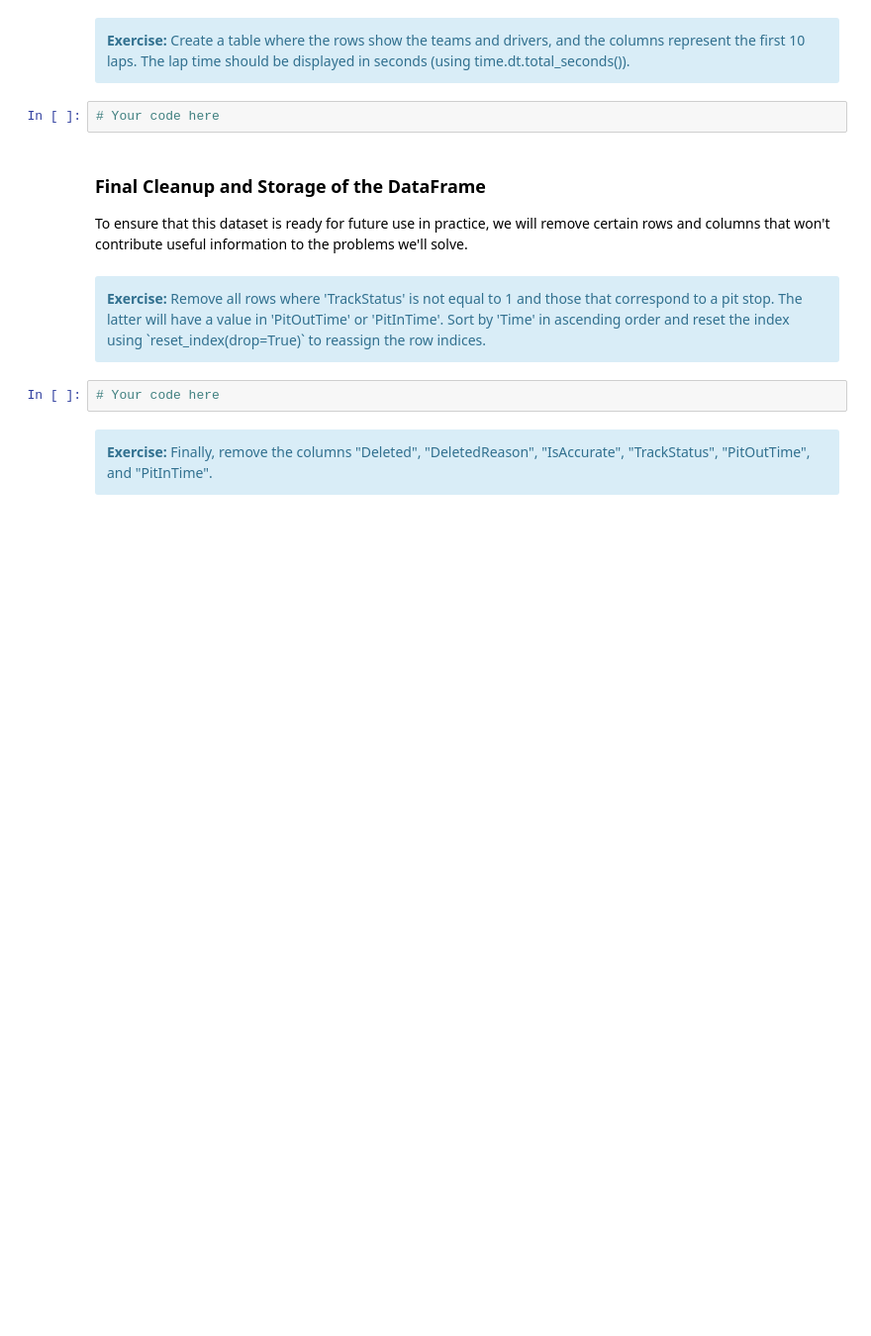
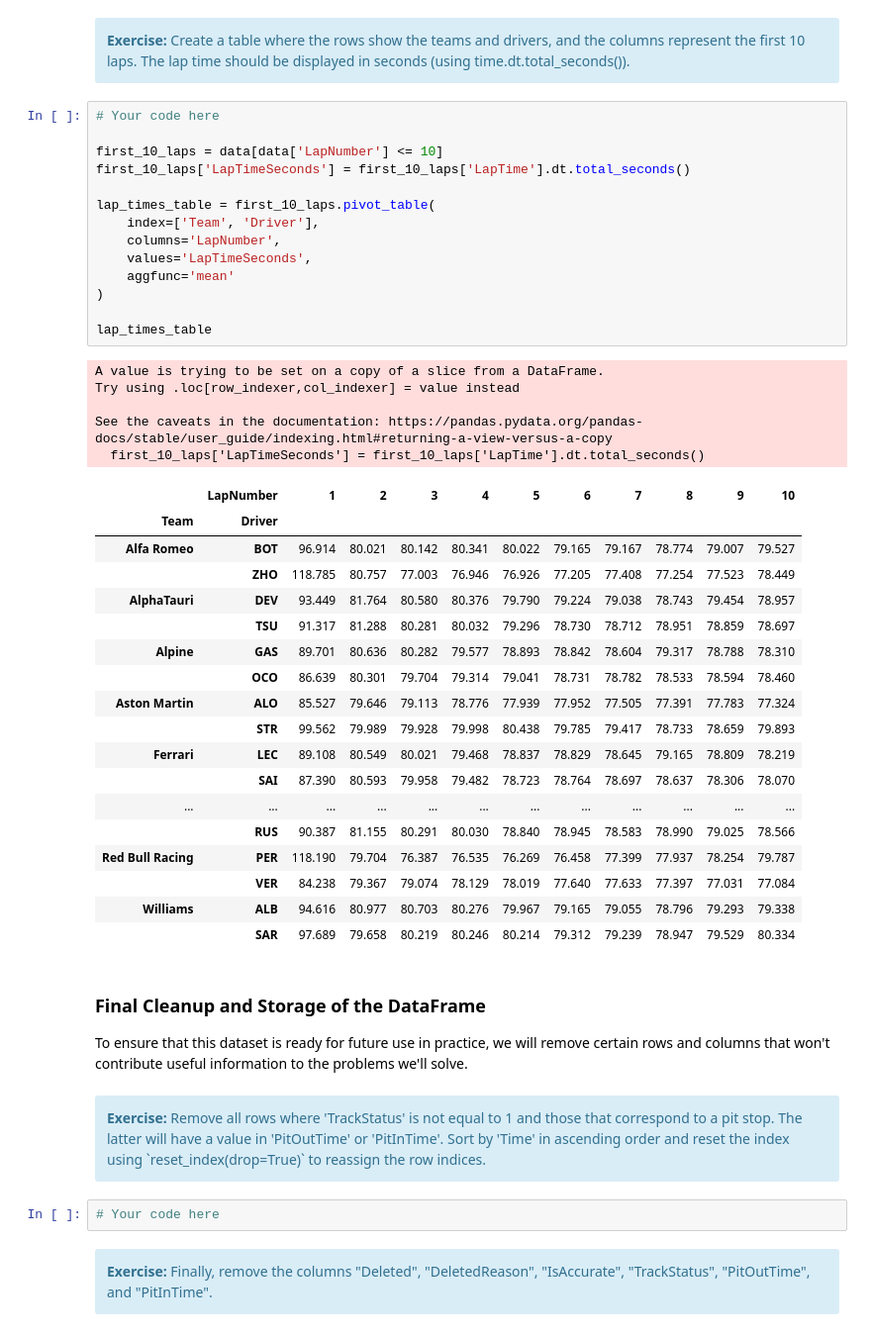
Before and after one commit to UO288511/Inteligentes, a Jupyter notebook: PL2/Lab2.2-Preprocessing.ipynb, the cells around one changed output. Shown at 99% size. Cells and saved outputs as stored; diff of their text form; blank space fills up the shorter version.

```diff
--- a/PL2/Lab2.2-Preprocessing.ipynb
+++ b/PL2/Lab2.2-Preprocessing.ipynb
@@ -480,8 +717,44 @@ data.pivot_table(index = ['Team', 'Driver'], columns = ['Compound'], values = 'L
 <div class="alert alert-block alert-info">
     <b>Exercise:</b> Create a table where the rows show the teams and drivers, and the columns represent the first 10 laps. The lap time should be displayed in seconds (using time.dt.total_seconds()).
 </div>
-# %%
-# Your code here
+# %%
+# Your code here
+
+first_10_laps = data[data['LapNumber'] <= 10]
+first_10_laps['LapTimeSeconds'] = first_10_laps['LapTime'].dt.total_seconds()
+
+lap_times_table = first_10_laps.pivot_table(
+    index=['Team', 'Driver'],
+    columns='LapNumber',
+    values='LapTimeSeconds',
+    aggfunc='mean'
+)
+
+lap_times_table
+# %% [output]
+A value is trying to be set on a copy of a slice from a DataFrame.
+Try using .loc[row_indexer,col_indexer] = value instead
+
+See the caveats in the documentation: https://pandas.pydata.org/pandas-docs/stable/user_guide/indexing.html#returning-a-view-versus-a-copy
+  first_10_laps['LapTimeSeconds'] = first_10_laps['LapTime'].dt.total_seconds()
+|  | LapNumber | 1 | 2 | 3 | 4 | 5 | 6 | 7 | 8 | 9 | 10 |
+| Team | Driver |  |  |  |  |  |  |  |  |  |  |
+| Alfa Romeo | BOT | 96.914 | 80.021 | 80.142 | 80.341 | 80.022 | 79.165 | 79.167 | 78.774 | 79.007 | 79.527 |
+|  | ZHO | 118.785 | 80.757 | 77.003 | 76.946 | 76.926 | 77.205 | 77.408 | 77.254 | 77.523 | 78.449 |
+| AlphaTauri | DEV | 93.449 | 81.764 | 80.580 | 80.376 | 79.790 | 79.224 | 79.038 | 78.743 | 79.454 | 78.957 |
+|  | TSU | 91.317 | 81.288 | 80.281 | 80.032 | 79.296 | 78.730 | 78.712 | 78.951 | 78.859 | 78.697 |
+| Alpine | GAS | 89.701 | 80.636 | 80.282 | 79.577 | 78.893 | 78.842 | 78.604 | 79.317 | 78.788 | 78.310 |
+|  | OCO | 86.639 | 80.301 | 79.704 | 79.314 | 79.041 | 78.731 | 78.782 | 78.533 | 78.594 | 78.460 |
+| Aston Martin | ALO | 85.527 | 79.646 | 79.113 | 78.776 | 77.939 | 77.952 | 77.505 | 77.391 | 77.783 | 77.324 |
+|  | STR | 99.562 | 79.989 | 79.928 | 79.998 | 80.438 | 79.785 | 79.417 | 78.733 | 78.659 | 79.893 |
+| Ferrari | LEC | 89.108 | 80.549 | 80.021 | 79.468 | 78.837 | 78.829 | 78.645 | 79.165 | 78.809 | 78.219 |
+|  | SAI | 87.390 | 80.593 | 79.958 | 79.482 | 78.723 | 78.764 | 78.697 | 78.637 | 78.306 | 78.070 |
+| ... | ... | ... | ... | ... | ... | ... | ... | ... | ... | ... | ... |
+|  | RUS | 90.387 | 81.155 | 80.291 | 80.030 | 78.840 | 78.945 | 78.583 | 78.990 | 79.025 | 78.566 |
+| Red Bull Racing | PER | 118.190 | 79.704 | 76.387 | 76.535 | 76.269 | 76.458 | 77.399 | 77.937 | 78.254 | 79.787 |
+|  | VER | 84.238 | 79.367 | 79.074 | 78.129 | 78.019 | 77.640 | 77.633 | 77.397 | 77.031 | 77.084 |
+| Williams | ALB | 94.616 | 80.977 | 80.703 | 80.276 | 79.967 | 79.165 | 79.055 | 78.796 | 79.293 | 79.338 |
+|  | SAR | 97.689 | 79.658 | 80.219 | 80.246 | 80.214 | 79.312 | 79.239 | 78.947 | 79.529 | 80.334 |
 # %% [markdown]
 ### **Final Cleanup and Storage of the DataFrame**
 
```
Also changed, not shown: parts of 21 cells of this notebook, 1 other file.
